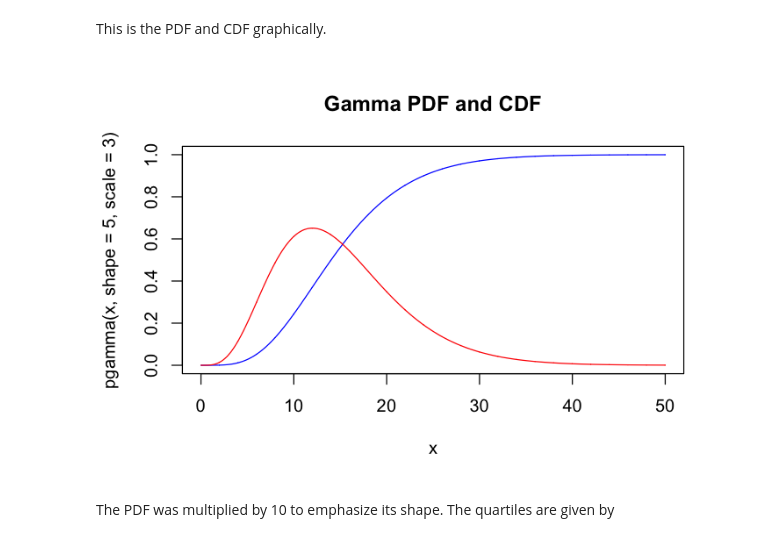
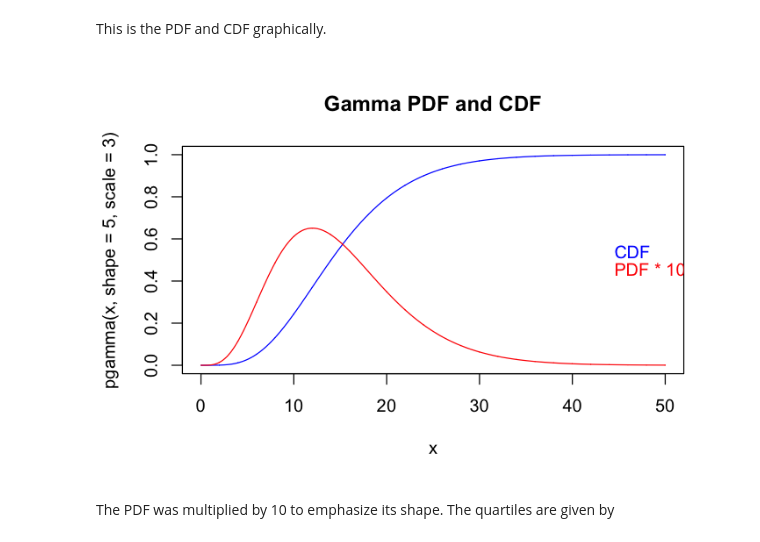
Before and after one commit to ocrug/warm-ups, a Jupyter notebook: distributions/distributions.ipynb, the cells around one changed output. Drawn from its saved outputs; the diff is of its cells as text; code cells hidden in the pictures.

```diff
--- a/distributions/distributions.ipynb
+++ b/distributions/distributions.ipynb
@@ -460,10 +453,12 @@ This is the PDF and CDF graphically.
 # %%
 x <- seq(0, 50, by=0.02)
 plot(x,  pgamma(x, shape=5, scale=3), col='blue', type='l', lty='solid')
 lines(x, dgamma(x, shape=5, scale=3) * 10, col='red')
 title(main="Gamma PDF and CDF", ylab=" ", xlab=" ")
+legend('right', c('CDF ', 'PDF * 10 '), text.col=c('blue', 'red'),
+       bty='n', y.intersp=2)
 # %% [output]
-[figure, old version]
+[figure, new version]
 # %% [markdown]
 The PDF was multiplied by 10 to emphasize its shape.
 The quartiles are given by
```
Also changed, not shown: parts of 16 cells of this notebook.
